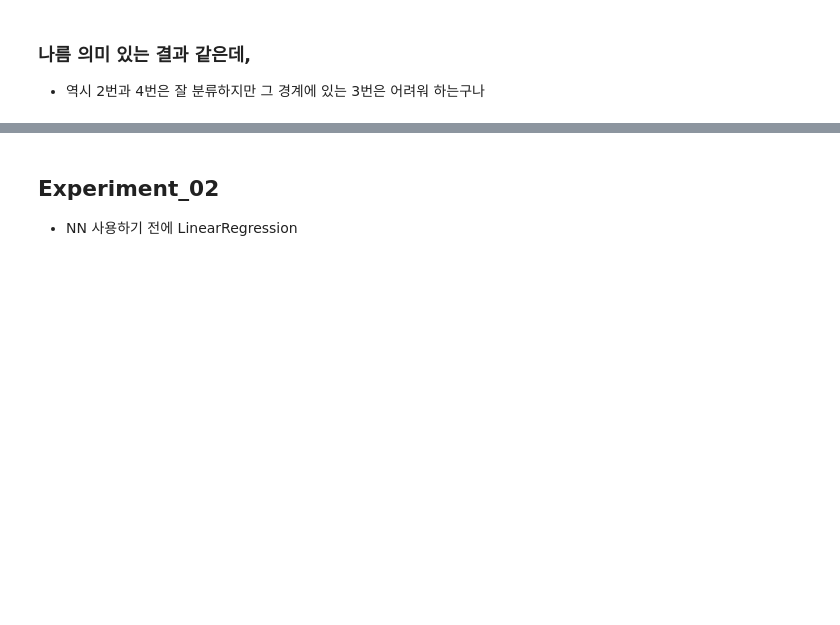
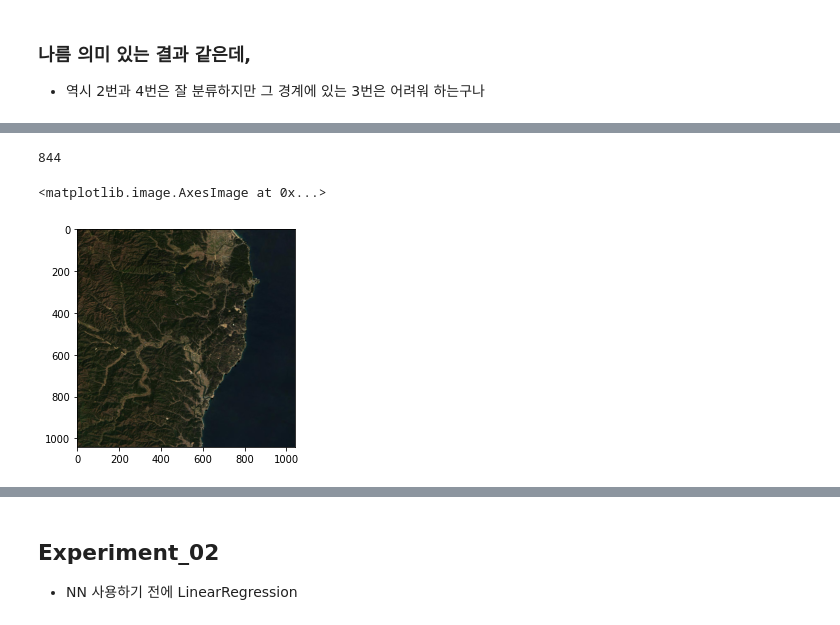
Before and after one commit to February24-Lee/PyTorch-VAE, a Jupyter notebook: _Analysis_SimCLR_RGB_latent_vector_analysis_with_windspeed_more.ipynb, the cells around one changed output, grey strips where cells are left out. Cells and saved outputs as stored; diff of their text form; code cells hidden in the pictures; blank space fills up the shorter version.

```diff
--- a/_Analysis_SimCLR_RGB_latent_vector_analysis_with_windspeed_more.ipynb
+++ b/_Analysis_SimCLR_RGB_latent_vector_analysis_with_windspeed_more.ipynb
@@ -180,0 +200,10 @@ plt.show()
+# %%
+# 2 -> 4 바뀜
+print(list(windspeed_dataset)[242])
+img_path = '../../Share_Data/satellite/jpg_rgb_d10/_jpg_rgb_d10/{}.jpg'.format('844')
+plt.imshow(Image.open(img_path))
+plt.show()
+# %% [output]
+844
+<matplotlib.image.AxesImage at 0x...>
+[figure, added]
```
Also changed, not shown: parts of 15 cells of this notebook, 5 other files.
